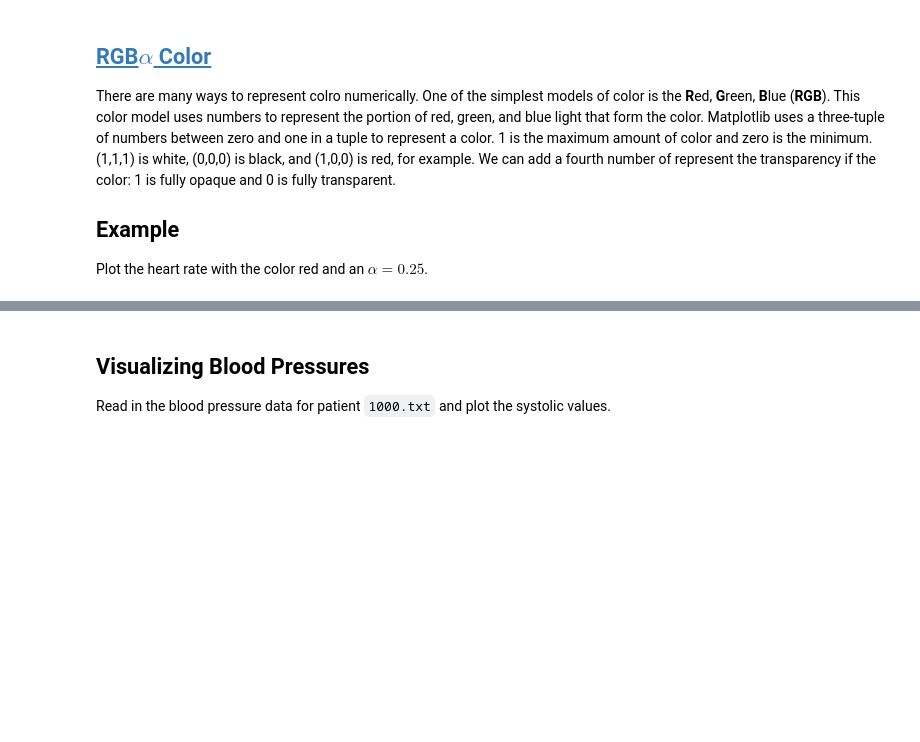
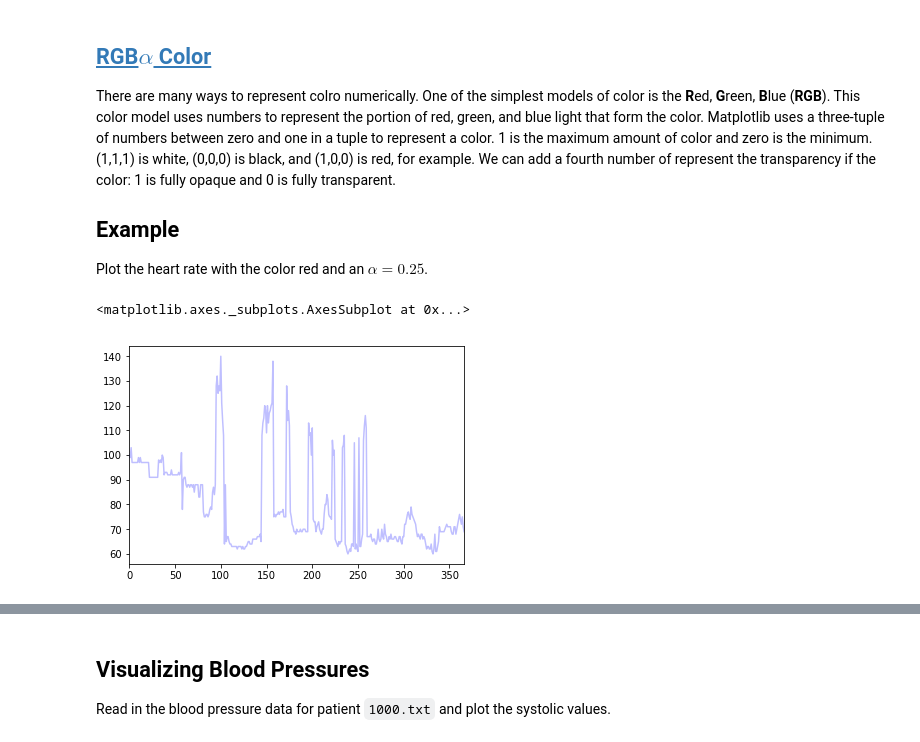
Before and after one commit to UUDeCART/2019_python_boot_camp, a Jupyter notebook: modules/module2/visualizing_numeric_data.ipynb, the cells around one changed output, grey strips where cells are left out. Drawn from its saved outputs; the diff is of its cells as text; code cells hidden in the pictures; blank space fills up the shorter version.

```diff
--- a/modules/module2/visualizing_numeric_data.ipynb
+++ b/modules/module2/visualizing_numeric_data.ipynb
@@ -90,7 +131,10 @@ There are many ways to represent colro numerically. One of the simplest models o
 
 Plot the heart rate with the color red and an $\alpha=0.25$.
 # %%
-hr["heart rate"].plot(color=(1,0,0, 0.25))
+hr["heart rate"].plot(color=(0,0,1, 0.25))
+# %% [output]
+<matplotlib.axes._subplots.AxesSubplot at 0x...>
+[figure, added]
 # %%
 fig1, ax1 = plt.subplots(1)
 hr["heart rate"].plot(color=(1,0,0, 0.25), ax=ax1)
```
Also changed, not shown: parts of 20 cells of this notebook, 23 other files.
